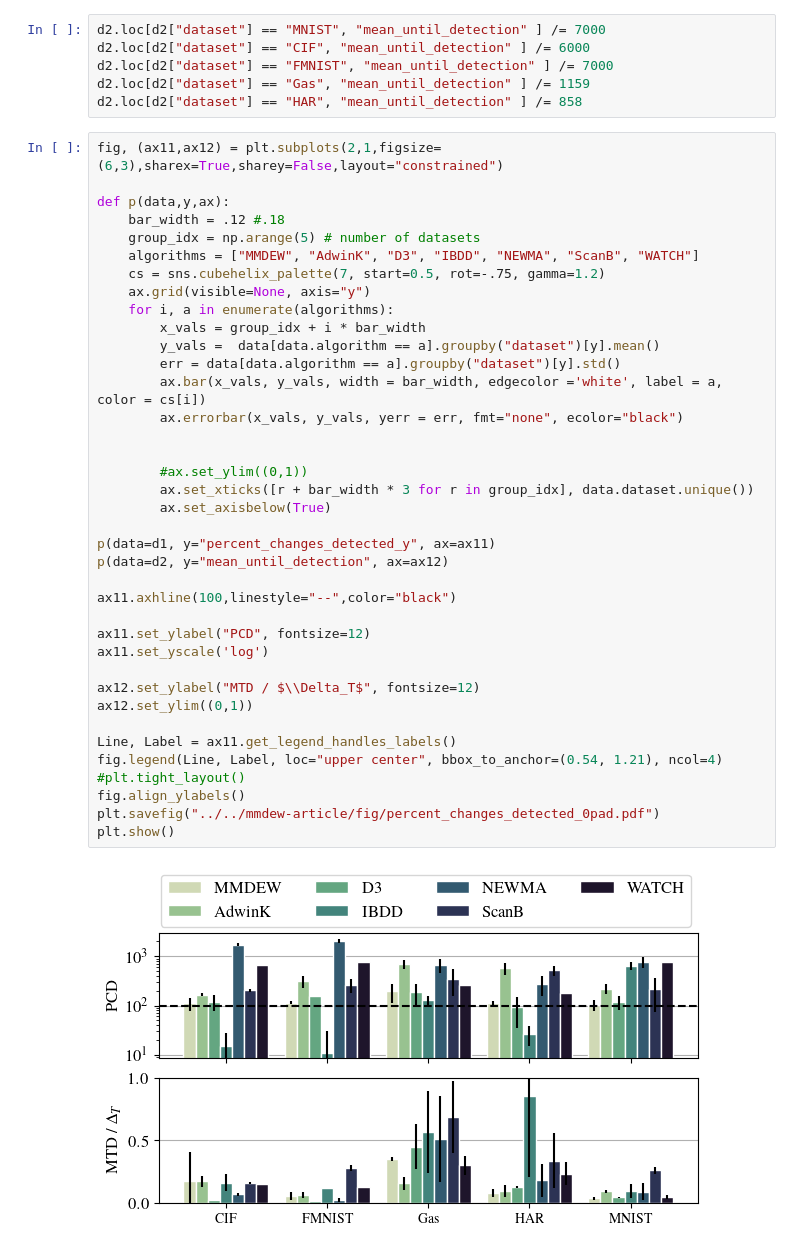
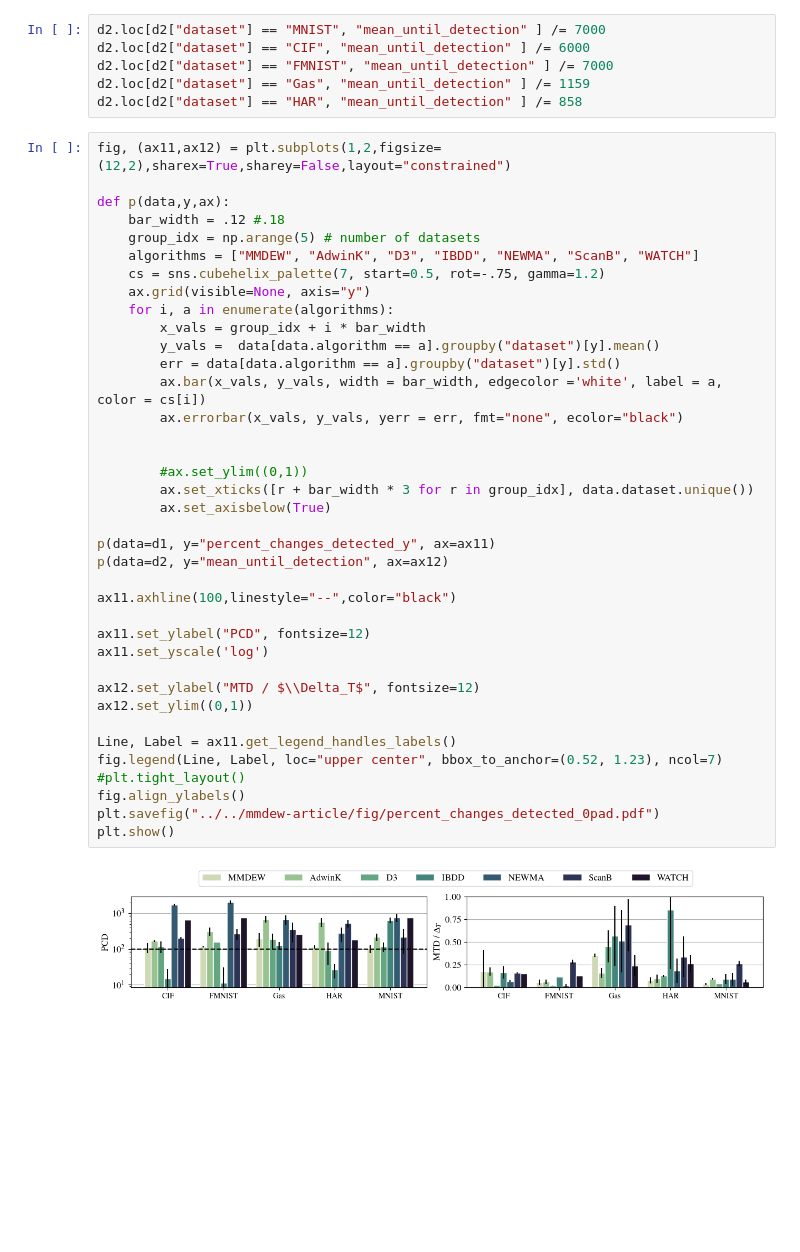
Before and after one commit to FlopsKa/mmdew-change-detector, a Jupyter notebook: notebooks/01_plot_pcd_mtd.ipynb, the cells around one changed output. Saved outputs shown, nothing was run; the diff lists cells and outputs as text; blank space fills up the shorter version.

```diff
--- a/notebooks/01_plot_pcd_mtd.ipynb
+++ b/notebooks/01_plot_pcd_mtd.ipynb
@@ -22,7 +22,7 @@ d2.loc[d2["dataset"] == "FMNIST", "mean_until_detection" ] /= 7000
 d2.loc[d2["dataset"] == "Gas", "mean_until_detection" ] /= 1159
 d2.loc[d2["dataset"] == "HAR", "mean_until_detection" ] /= 858
 # %%
-fig, (ax11,ax12) = plt.subplots(2,1,figsize=(6,3),sharex=True,sharey=False,layout="constrained")
+fig, (ax11,ax12) = plt.subplots(1,2,figsize=(12,2),sharex=True,sharey=False,layout="constrained")
 
 def p(data,y,ax):
     bar_width = .12 #.18
@@ -32,32 +32,32 @@ def p(data,y,ax):
     ax.grid(visible=None, axis="y")
     for i, a in enumerate(algorithms):
         x_vals = group_idx + i * bar_width
         y_vals =  data[data.algorithm == a].groupby("dataset")[y].mean()
         err = data[data.algorithm == a].groupby("dataset")[y].std()
         ax.bar(x_vals, y_vals, width = bar_width, edgecolor ='white', label = a, color = cs[i])
         ax.errorbar(x_vals, y_vals, yerr = err, fmt="none", ecolor="black")
 
 
         #ax.set_ylim((0,1))
         ax.set_xticks([r + bar_width * 3 for r in group_idx], data.dataset.unique())
         ax.set_axisbelow(True)
 
 p(data=d1, y="percent_changes_detected_y", ax=ax11)
 p(data=d2, y="mean_until_detection", ax=ax12)
 
 ax11.axhline(100,linestyle="--",color="black")
 
 ax11.set_ylabel("PCD", fontsize=12)
 ax11.set_yscale('log')
 
 ax12.set_ylabel("MTD / $\\Delta_T$", fontsize=12)
 ax12.set_ylim((0,1))
 
 Line, Label = ax11.get_legend_handles_labels()
-fig.legend(Line, Label, loc="upper center", bbox_to_anchor=(0.54, 1.21), ncol=4)
+fig.legend(Line, Label, loc="upper center", bbox_to_anchor=(0.52, 1.23), ncol=7)
 #plt.tight_layout()
 fig.align_ylabels()
 plt.savefig("../../mmdew-article/fig/percent_changes_detected_0pad.pdf")
 plt.show()
 # %% [output]
-[figure, old version]
+[figure, new version]
```
Also changed, not shown: 37 other files.
